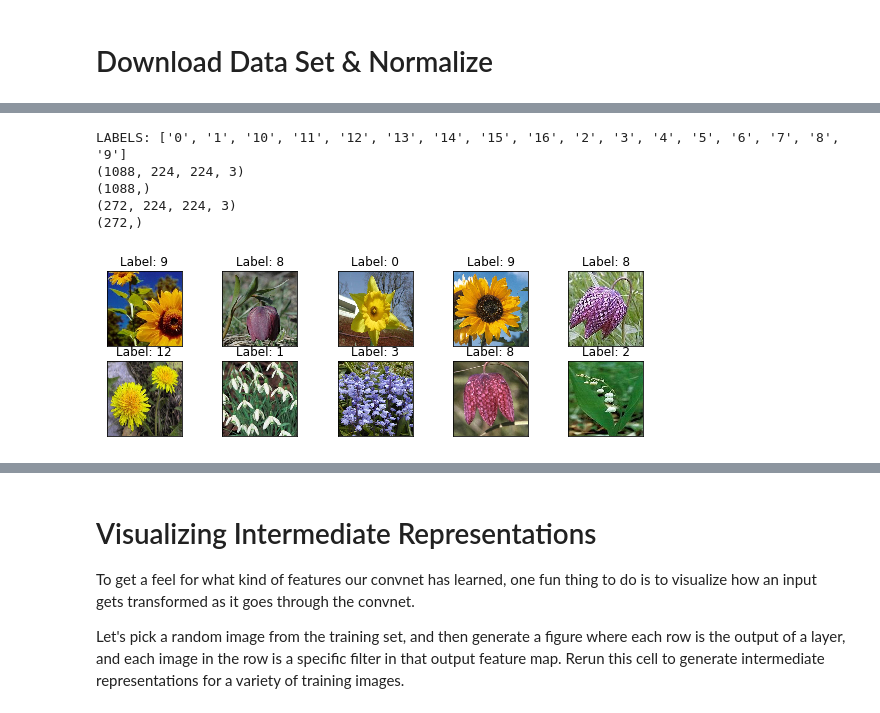
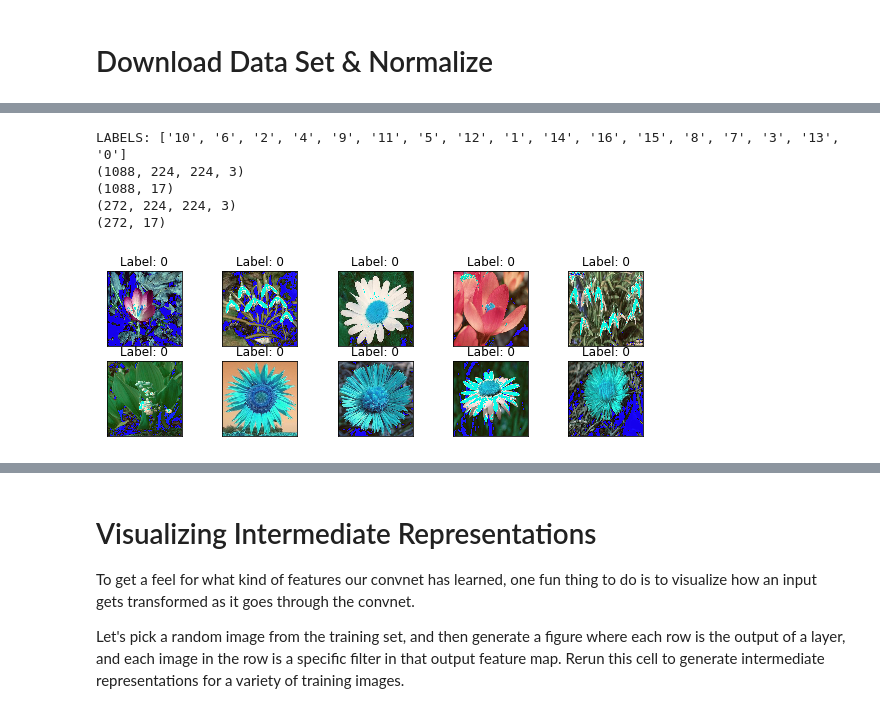
Before and after one commit to yakupaydin/deep_learning, a Jupyter notebook: notebooks/CNN Architectures/VGG-16.ipynb, the cells around one changed output, grey strips where cells are left out. Drawn from its saved outputs; the diff is of its cells as text; code cells hidden in the pictures.

```diff
--- a/notebooks/CNN Architectures/VGG-16.ipynb
+++ b/notebooks/CNN Architectures/VGG-16.ipynb
@@ -63,5 +85,23 @@ def load_image(path):
+# %%
+def decode_img(img):
+  img[:,:,0] += 123.68
+  img[:,:,1] += 116.78
+  img[:,:,2] += 103.94
+  return img
+
+def encode_img(img):
+  img[:,:,0] -= 123.68
+  img[:,:,1] -= 116.78
+  img[:,:,2] -= 103.94
+  return img
+
+def load_image(path):
+    img = image.load_img(path, target_size=(224,224))
+    img = image.img_to_array(img)
+    img = tf.keras.applications.vgg16.preprocess_input(img)
+    return img
 # %%
-PATH = '../datasets/17flowers/jpg'
+PATH = 'datasets/17flowers/jpg'
 labels = [label for label in os.listdir(PATH) if os.path.isdir(os.path.join(PATH,label))]
 print(f'LABELS: {labels}')
 x_train = []
@@ -77,32 +117,35 @@ x_train = np.array(x_train).astype('uint8')
 y_train = np.array(y_train).astype('uint8')
 
 x_train, x_test, y_train, y_test = train_test_split(x_train, y_train, test_size=0.2, shuffle=True)
+y_train = tf.keras.utils.to_categorical(y_train)
+y_test = tf.keras.utils.to_categorical(y_test)
 
 print(x_train.shape)
 print(y_train.shape)
 print(x_test.shape)
 print(y_test.shape)
 # %% [output]
-LABELS: ['0', '1', '10', '11', '12', '13', '14', '15', '16', '2', '3', '4', '5', '6', '7', '8', '9']
+LABELS: ['10', '6', '2', '4', '9', '11', '5', '12', '1', '14', '16', '15', '8', '7', '3', '13', '0']
 (1088, 224, 224, 3)
-(1088,)
+(1088, 17)
 (272, 224, 224, 3)
-(272,)
+(272, 17)
 # %%
 %matplotlib inline
 import matplotlib.pyplot as plt
 
 plt.figure(figsize=(10,8))
 for i in range(10):
   index=i*100
   img = np.reshape(x_train[index],(224,224,3))
+  img = decode_img(img.astype('float64'))
   img = img.astype('uint8')
-  plt.subplot(5,5,i+1).set_title(f'Label: {y_train[index]}')
+  plt.subplot(5,5,i+1).set_title(f'Label: {y_train[index].argmin()}')
   plt.imshow(img)
   plt.xticks([])
   plt.yticks([])
 # %% [output]
-[figure, old version]
+[figure, new version]
 # %%
 # To prevent overfitting , ImageDataGenerator used to re-generate images with new scale.
 batch_size = 128
```
Also changed, not shown: parts of 14 cells of this notebook.
